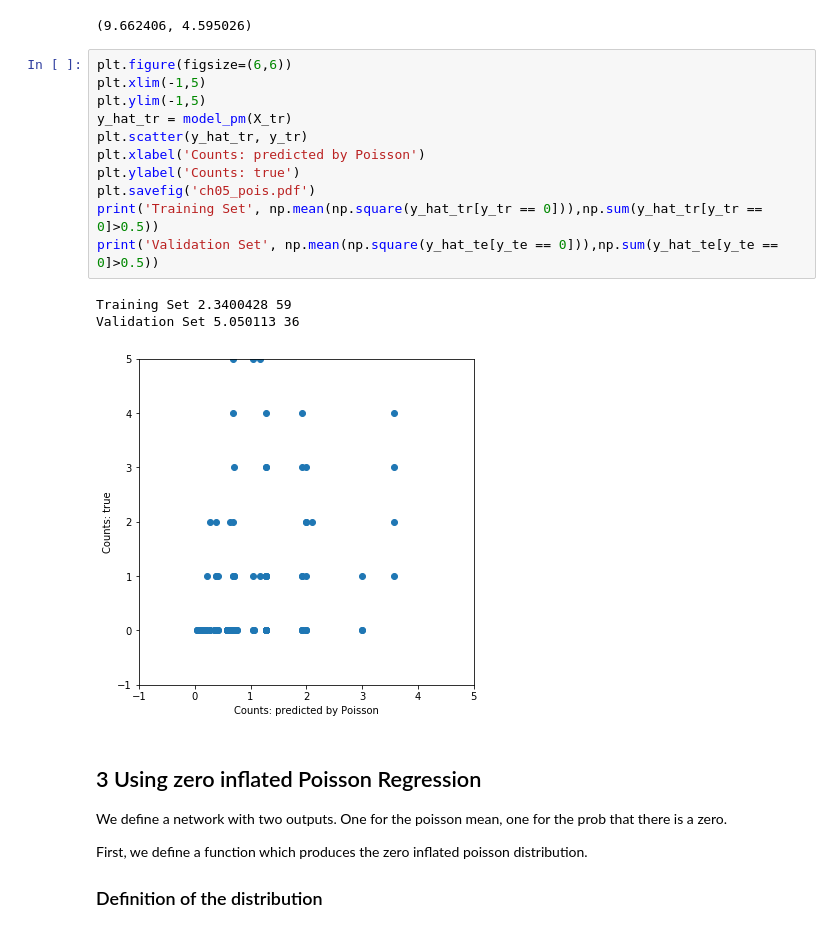
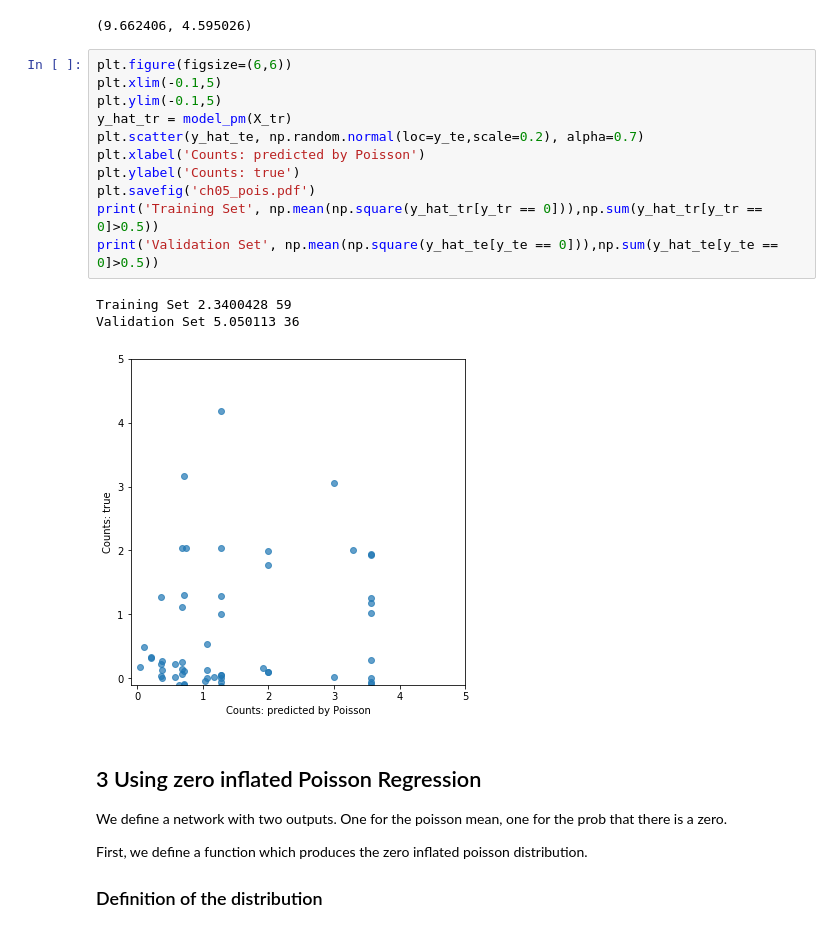
Before and after one commit to tensorchiefs/dl_book, a Jupyter notebook: chapter_05/nb_ch05_creg.ipynb, the cells around one changed output. Drawn from its saved outputs; the diff is of its cells as text.

Commit message:
fixed some figures by Beates suggestion (jitter and ticks)

```diff
--- a/chapter_05/nb_ch05_creg.ipynb
+++ b/chapter_05/nb_ch05_creg.ipynb
@@ -194,19 +194,19 @@ np.sqrt(np.mean((y_hat_te - y_te)**2)),np.mean(np.abs(y_hat_te - y_te))
 (9.662406, 4.595026)
 # %%
 plt.figure(figsize=(6,6))
-plt.xlim(-1,5)
-plt.ylim(-1,5)
+plt.xlim(-0.1,5)
+plt.ylim(-0.1,5)
 y_hat_tr = model_pm(X_tr)
-plt.scatter(y_hat_tr, y_tr)
+plt.scatter(y_hat_te, np.random.normal(loc=y_te,scale=0.2), alpha=0.7)
 plt.xlabel('Counts: predicted by Poisson')
 plt.ylabel('Counts: true')
 plt.savefig('ch05_pois.pdf')
 print('Training Set', np.mean(np.square(y_hat_tr[y_tr == 0])),np.sum(y_hat_tr[y_tr == 0]>0.5))
 print('Validation Set', np.mean(np.square(y_hat_te[y_te == 0])),np.sum(y_hat_te[y_te == 0]>0.5))
 # %% [output]
 Training Set 2.3400428 59
 Validation Set 5.050113 36
-[figure, old version]
+[figure, new version]
 # %% [markdown]
 ## 3 Using zero inflated Poisson Regression
 
```
Also changed, not shown: parts of 5 cells of this notebook.
